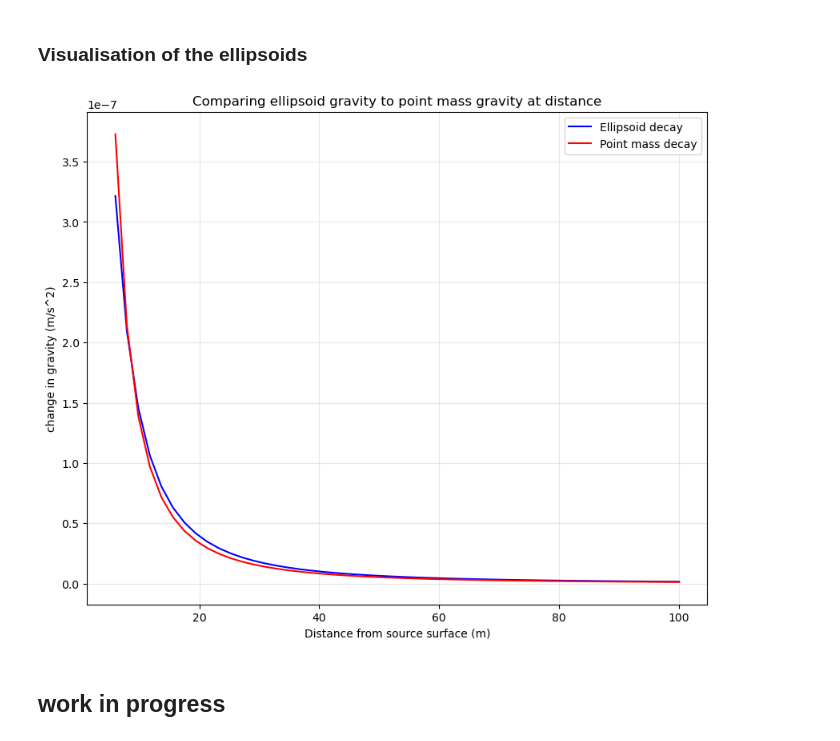
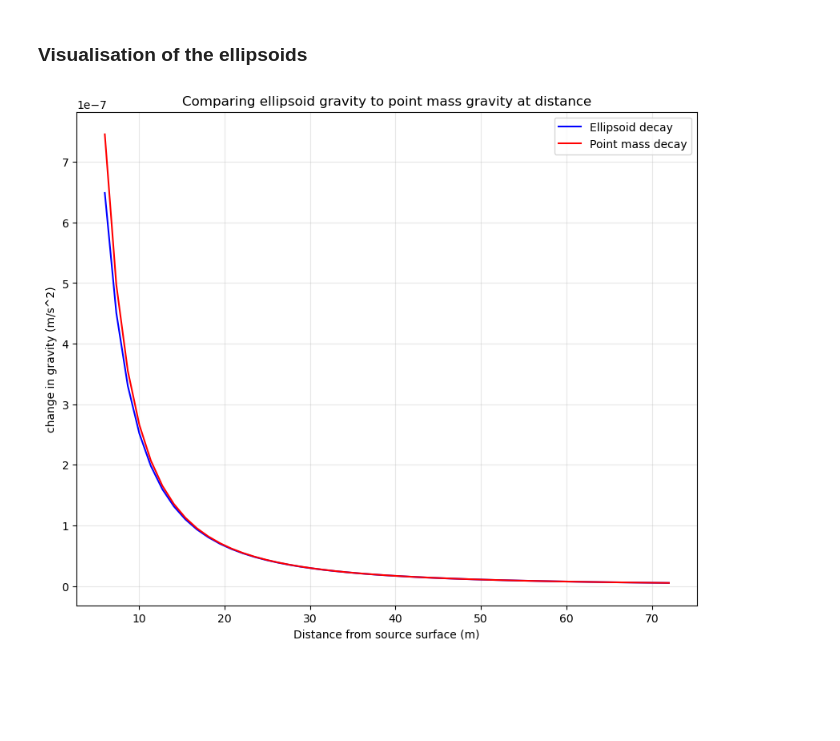
Before and after one commit to ubcgif/2025-baker-ellipsoids, a Jupyter notebook: local_ellipsoids_gz.ipynb, the cells around one changed output. Saved outputs shown, nothing was run; the diff lists cells and outputs as text; code cells hidden in the pictures; blank space fills up the shorter version.

```diff
--- a/local_ellipsoids_gz.ipynb
+++ b/local_ellipsoids_gz.ipynb
@@ -156,7 +156,7 @@ print(f'Vertical change in gravity for the oblate ellipsoid = {dg3_ob}  m/s^2')
 # %% [output]
 Vertical change in gravity for the oblate ellipsoid = -0.0  m/s^2
 # %%
-def calculate_delta_gs_prolate(x, y, z, a, b, c, density=1000): # takes semiaxes, lambda value, density
+def calculate_delta_gs_prolate(x, y, z, a, b, c, density): # takes semiaxes, lambda value, density
 
     """
     Calculate the components of delta_g_i for i=1,2,3, for the prolate ellipsoid case.
@@ -384,33 +326,56 @@ ellipsoid_mass = get_ellipsoid_mass(6, 4, 2, 1000)
 # %%
 # plot 1 - comparing ellipsoid decay with distance to point source decay with distance
 
 # set up an array of points - easiest along an axis
-z = np.linspace(6, 100, 50)
-x = y = np.zeros_like(z)
+def plot_gz_decay_comparison(func, num_points, a, b, c, density):
+    """
+    Plots the curves for z gravity component as it decays with distance,
+    for a user defined ellipsoid,
+    and the point mass equivalent.
 
-# lists to hold variables
-mag = []
-gz = []
-point_gz = []
+    Parameters
+    ----------
+    func (function): the function for the desired ellipsoid (triaxial, prolate or oblate)
 
-# iterate over z component and append the calculated values
-for i in range(len(x)):
-    _ , _ , gz_val = calculate_delta_gs_triaxial(x[i], y[i], z[i], 6, 4, 2)
-    point_grav = pointgrav(x[i], y[i], z[i], 0, 0, 0, ellipsoid_mass)
-    point_gz.append(point_grav)
-    gz.append(gz_val)
+    Returns
+    -------
 
-# plot findings
-plt.figure(figsize = (10, 8))
-plt.title("Comparing ellipsoid gravity to point mass gravity at distance")
-plt.plot(z, np.abs(gz), color = 'blue', label='Ellipsoid decay')
-plt.plot(z, np.abs(point_gz), color = 'red', label='Point mass decay')
-plt.legend()
-plt.xlabel('Distance from source surface (m)')
-plt.ylabel('change in gravity (m/s^2)')
-plt.grid(alpha=0.3)
+    """
+
+    smallest_zval = max([a, b, c])
+
+    z = np.linspace(smallest_zval, 2*smallest_zval**2, num_points)
+    x = y = np.zeros_like(z)
+
+    # lists to hold variables
+    mag = []
+    gz = []
+    point_gz = []
+
+    #calculate ellipsoid mass
+    ellipsoid_mass = get_ellipsoid_mass(a, b, c, density)
+
+
+    # iterate over z component and append the calculated values
+    for i in range(len(x)):
+        _ , _ , gz_val = func(x[i], y[i], z[i], a, b, c, density)
+        point_grav = pointgrav(x[i], y[i], z[i], 0, 0, 0, ellipsoid_mass)
+        point_gz.append(point_grav)
+        gz.append(gz_val)
+
+    # plot findings
+    plt.figure(figsize = (10, 8))
+    plt.title("Comparing ellipsoid gravity to point mass gravity at distance")
+    plt.plot(z, np.abs(gz), color = 'blue', label='Ellipsoid decay')
+    plt.plot(z, np.abs(point_gz), color = 'red', label='Point mass decay')
+    plt.legend()
+    plt.xlabel('Distance from source surface (m)')
+    plt.ylabel('change in gravity (m/s^2)')
+    plt.grid(alpha=0.3)
+
+    return
+
+plot_gz_decay_comparison(calculate_delta_gs_prolate, 50, a = 6, b = 4, c = 4, density=1000)
 # %% [output]
-[figure, old version]
+[figure, new version]
-# %% [markdown]
-## work in progress
 # %%
```
Also changed, not shown: parts of 7 cells of this notebook, 5 other files.
